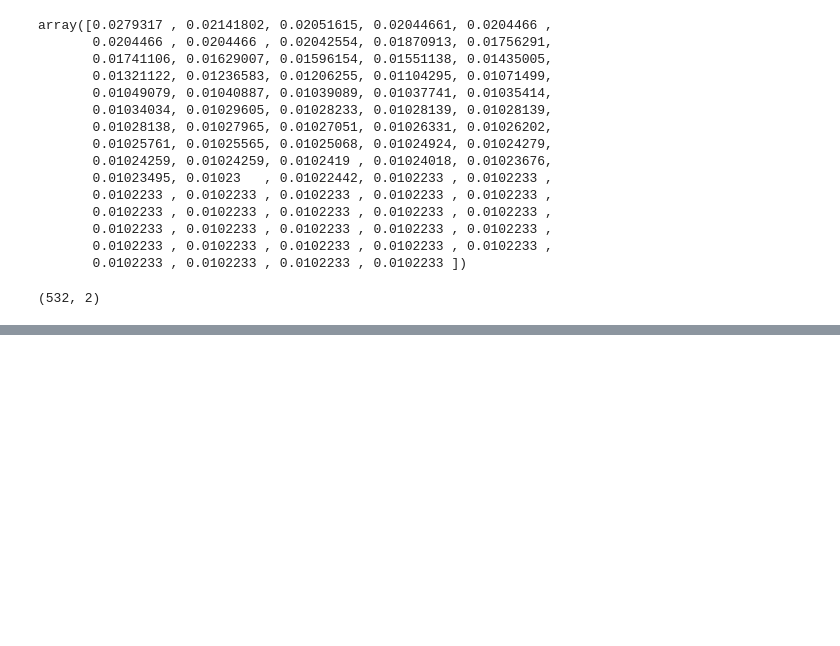
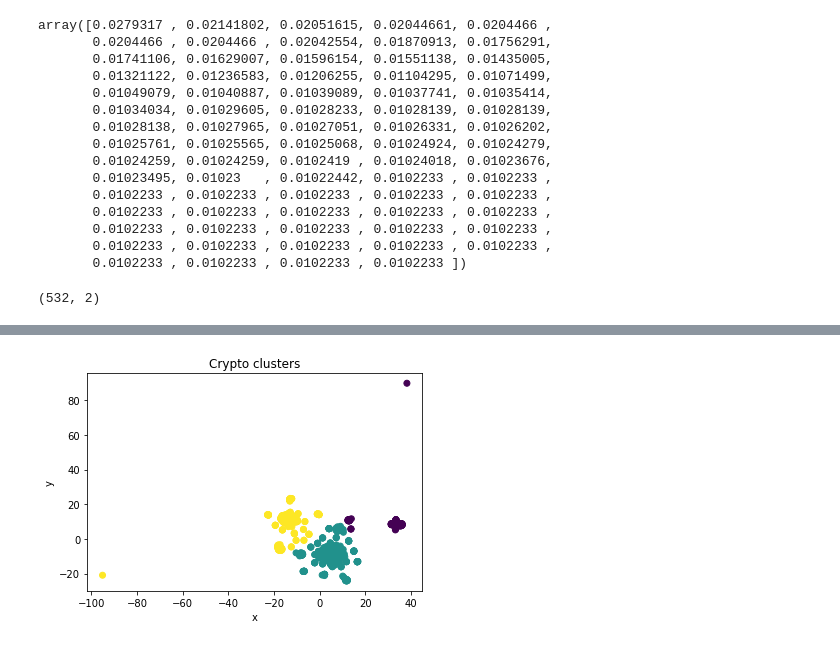
Before and after one commit to norojordan/cryptocurrency-challenge, a Jupyter notebook: crypto_fit.ipynb, the cells around one changed output, grey strips where cells are left out. Cells and saved outputs as stored; diff of their text form; code cells hidden in the pictures; blank space fills up the shorter version.

```diff
--- a/crypto_fit.ipynb
+++ b/crypto_fit.ipynb
@@ -222,0 +248,15 @@ plt.show()
+# %%
+# Predicting clusters with k=3
+
+# Initialize the k-means model
+model = KMeans(n_clusters=3, random_state=0)
+
+# Fit the model
+model.fit(df_crypto_pca)
+
+# Predict clusters
+predictions = model.predict(df_crypto_pca)
+
+# Add the predicted class column to the dataframe
+df_crypto_pca["class"] = model.labels_
+df_crypto_pca.head()
@@ -222,0 +271,9 @@ plt.show()
+# %%
+# Visualize the clusters
+plt.scatter(x=df_crypto_pca['x'], y=df_crypto_pca['y'], c=df_crypto_pca['class'])
+plt.xlabel('x')
+plt.ylabel('y')
+plt.title('Crypto clusters')
+plt.show()
+# %% [output]
+[figure, added]
```
Also changed, not shown: parts of 7 cells of this notebook.
